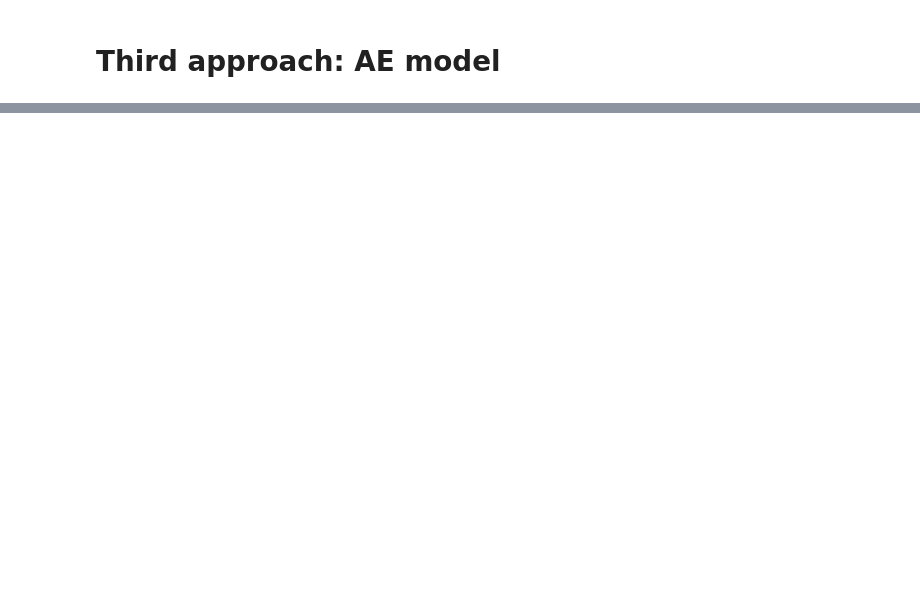
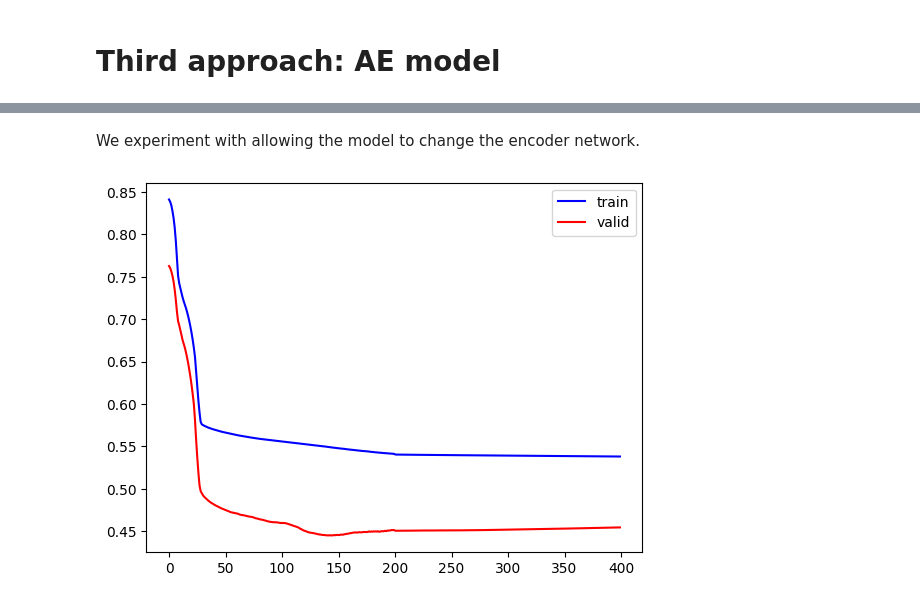
Before and after one commit to richardschattner/projects, a Jupyter notebook: 3_methods_compared.ipynb, the cells around one changed output, grey strips where cells are left out. Cells and saved outputs as stored; diff of their text form; code cells hidden in the pictures; blank space fills up the shorter version.

```diff
--- a/3_methods_compared.ipynb
+++ b/3_methods_compared.ipynb
@@ -332 +314,21 @@ ValueError: x and y must have same first dimension, but have shapes (300,) and (
+# %% [markdown]
+We experiment with allowing the model to change the encoder network.
+# %%
+model_ae = Model_AE()
+#unfreeze the parameters
+for param in model_ae_frozen.ae.parameters():
+    param.requires_grad = True
+
+optimizer = torch.optim.Adam(model_ae.parameters(), lr = 1e-4)
+m3_train, m3_val = train(model_ae, optimizer, 200, train_loader, val_loader, loss_fn)
+
+#lr decay
+optimizer = torch.optim.Adam(model_ae.parameters(), lr = 1e-5)
+m3_train2, m3_val2 = train(model_ae, optimizer, 200, train_loader, val_loader, loss_fn)
+
+plt.plot(range(400), m3_train + m3_train2, 'blue' , label = 'train')
+plt.plot(range(400), m3_val + m3_val2, 'red' , label = 'valid')
+plt.legend();
+# %% [output]
+[figure, new version]
 # %% [markdown]
```
Also changed, not shown: parts of 14 cells of this notebook.
